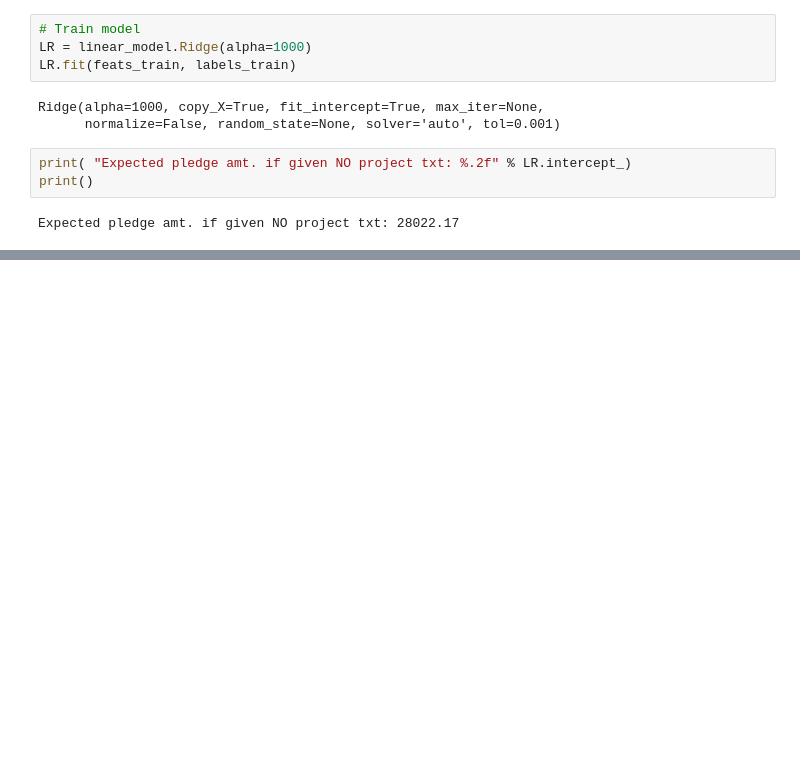
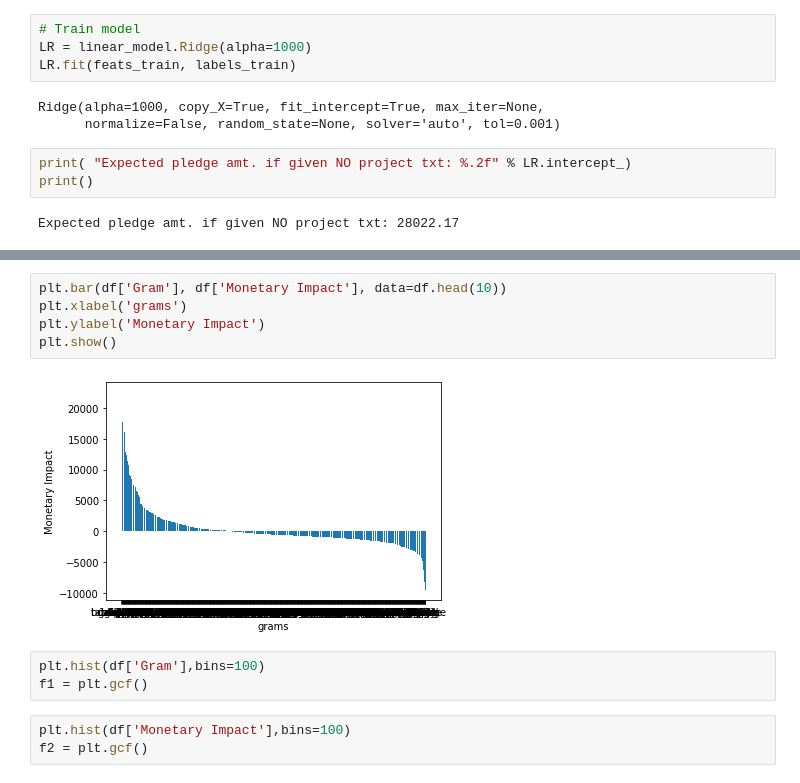
Before and after one commit to Aidankeogh/Cogs108_Repo, a Jupyter notebook: visualizer-Krittin.ipynb, the cells around one changed output, grey strips where cells are left out. Drawn from its saved outputs; the diff is of its cells as text; blank space fills up the shorter version.

Commit message:
Try to plot some graphs

```diff
--- a/visualizer-Krittin.ipynb
+++ b/visualizer-Krittin.ipynb
@@ -112,0 +119,13 @@ SyntaxError: invalid syntax (<ipython-input-22-5c2c75192ae3>, line 2)
+# %%
+plt.bar(df['Gram'], df['Monetary Impact'], data=df.head(10))
+plt.xlabel('grams')
+plt.ylabel('Monetary Impact')
+plt.show()
+# %% [output]
+[figure, added]
+# %%
+plt.hist(df['Gram'],bins=100)
+f1 = plt.gcf()
+# %%
+plt.hist(df['Monetary Impact'],bins=100)
+f2 = plt.gcf()
```
Also changed, not shown: parts of 6 cells of this notebook, 1 other file.
